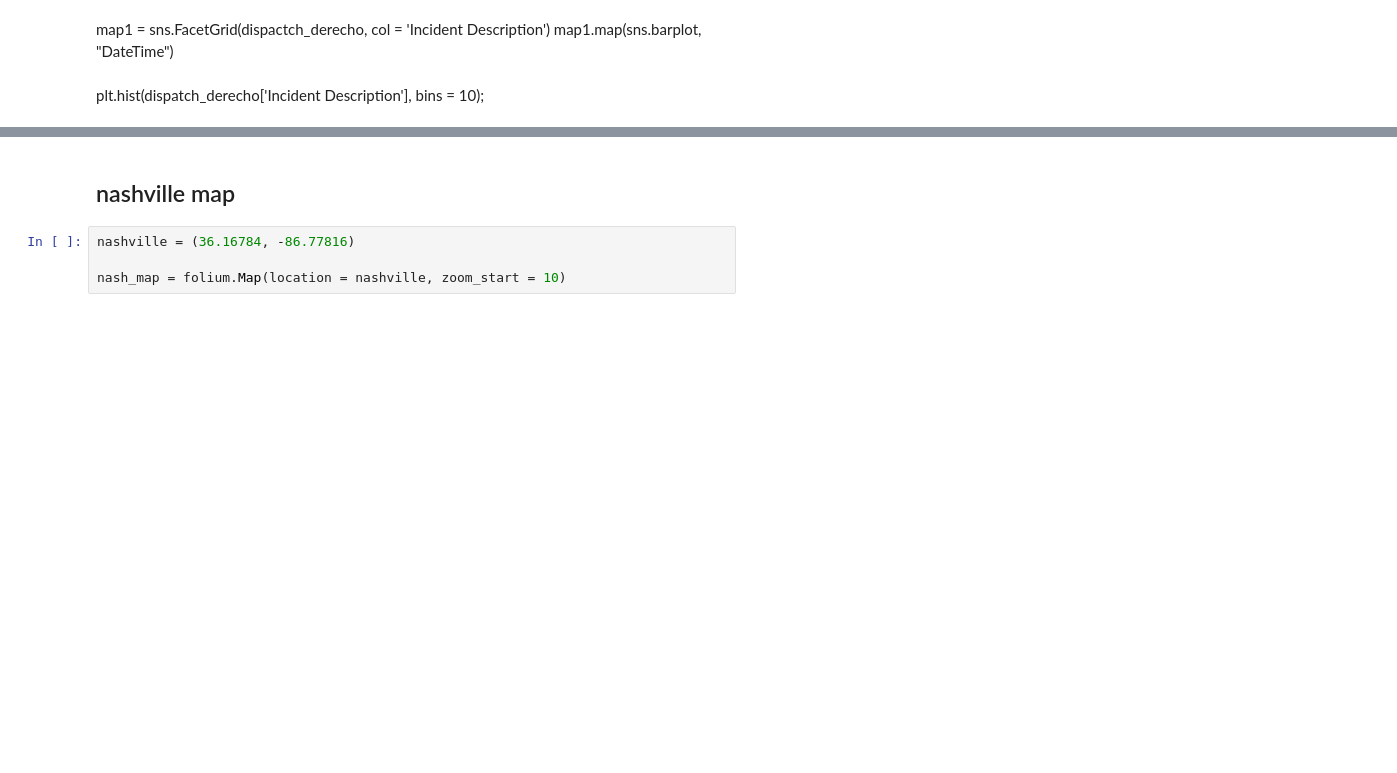
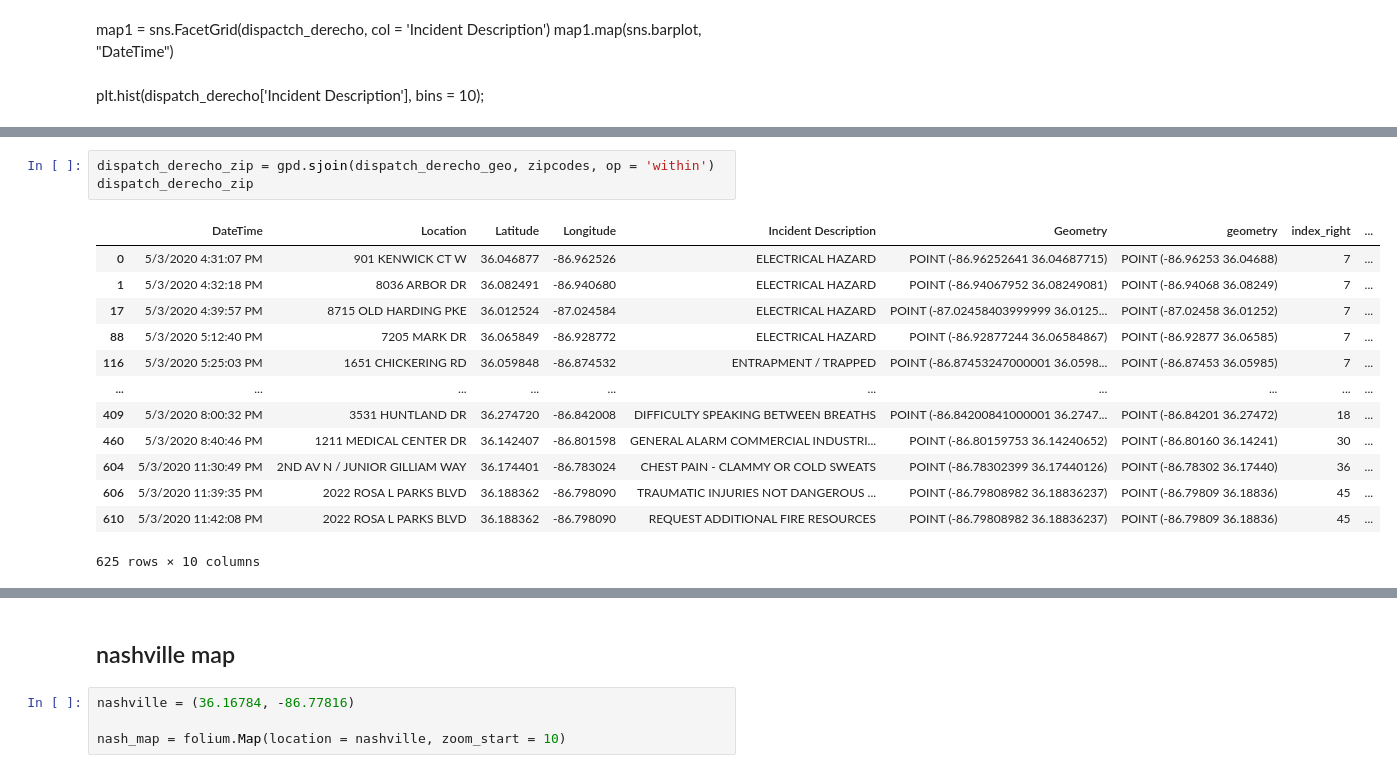
Before and after one commit to MrBardot/NSS-DDA2-metro-nashville-emergency, a Jupyter notebook: metro-nashville-emergency-communications-snickers-thoang.ipynb, the cells around one changed output, grey strips where cells are left out. Cells and saved outputs as stored; diff of their text form; blank space fills up the shorter version.

```diff
--- a/metro-nashville-emergency-communications-snickers-thoang.ipynb
+++ b/metro-nashville-emergency-communications-snickers-thoang.ipynb
@@ -220,0 +205,17 @@ plt.hist(dispatch_derecho['Incident Description'], bins = 10);
+# %%
+dispatch_derecho_zip = gpd.sjoin(dispatch_derecho_geo, zipcodes, op = 'within')
+dispatch_derecho_zip
+# %% [output]
+|  | DateTime | Location | Latitude | Longitude | Incident Description | Geometry | geometry | index_right | ... |
+| 0 | 5/3/2020 4:31:07 PM | 901 KENWICK CT W | 36.046877 | -86.962526 | ELECTRICAL HAZARD | POINT (-86.96252641 36.04687715) | POINT (-86.96253 36.04688) | 7 | ... |
+| 1 | 5/3/2020 4:32:18 PM | 8036 ARBOR DR | 36.082491 | -86.940680 | ELECTRICAL HAZARD | POINT (-86.94067952 36.08249081) | POINT (-86.94068 36.08249) | 7 | ... |
+| 17 | 5/3/2020 4:39:57 PM | 8715 OLD HARDING PKE | 36.012524 | -87.024584 | ELECTRICAL HAZARD | POINT (-87.02458403999999 36.0125... | POINT (-87.02458 36.01252) | 7 | ... |
+| 88 | 5/3/2020 5:12:40 PM | 7205 MARK DR | 36.065849 | -86.928772 | ELECTRICAL HAZARD | POINT (-86.92877244 36.06584867) | POINT (-86.92877 36.06585) | 7 | ... |
+| 116 | 5/3/2020 5:25:03 PM | 1651 CHICKERING RD | 36.059848 | -86.874532 | ENTRAPMENT / TRAPPED | POINT (-86.87453247000001 36.0598... | POINT (-86.87453 36.05985) | 7 | ... |
+| ... | ... | ... | ... | ... | ... | ... | ... | ... | ... |
+| 409 | 5/3/2020 8:00:32 PM | 3531 HUNTLAND DR | 36.274720 | -86.842008 | DIFFICULTY SPEAKING BETWEEN BREATHS | POINT (-86.84200841000001 36.2747... | POINT (-86.84201 36.27472) | 18 | ... |
+| 460 | 5/3/2020 8:40:46 PM | 1211 MEDICAL CENTER DR | 36.142407 | -86.801598 | GENERAL ALARM COMMERCIAL INDUSTRI... | POINT (-86.80159753 36.14240652) | POINT (-86.80160 36.14241) | 30 | ... |
+| 604 | 5/3/2020 11:30:49 PM | 2ND AV N / JUNIOR GILLIAM WAY | 36.174401 | -86.783024 | CHEST PAIN - CLAMMY OR COLD SWEATS | POINT (-86.78302399 36.17440126) | POINT (-86.78302 36.17440) | 36 | ... |
+| 606 | 5/3/2020 11:39:35 PM | 2022 ROSA L PARKS BLVD | 36.188362 | -86.798090 | TRAUMATIC INJURIES NOT DANGEROUS ... | POINT (-86.79808982 36.18836237) | POINT (-86.79809 36.18836) | 45 | ... |
+| 610 | 5/3/2020 11:42:08 PM | 2022 ROSA L PARKS BLVD | 36.188362 | -86.798090 | REQUEST ADDITIONAL FIRE RESOURCES | POINT (-86.79808982 36.18836237) | POINT (-86.79809 36.18836) | 45 | ... |
+625 rows × 10 columns
```
Also changed, not shown: parts of 23 cells of this notebook.
